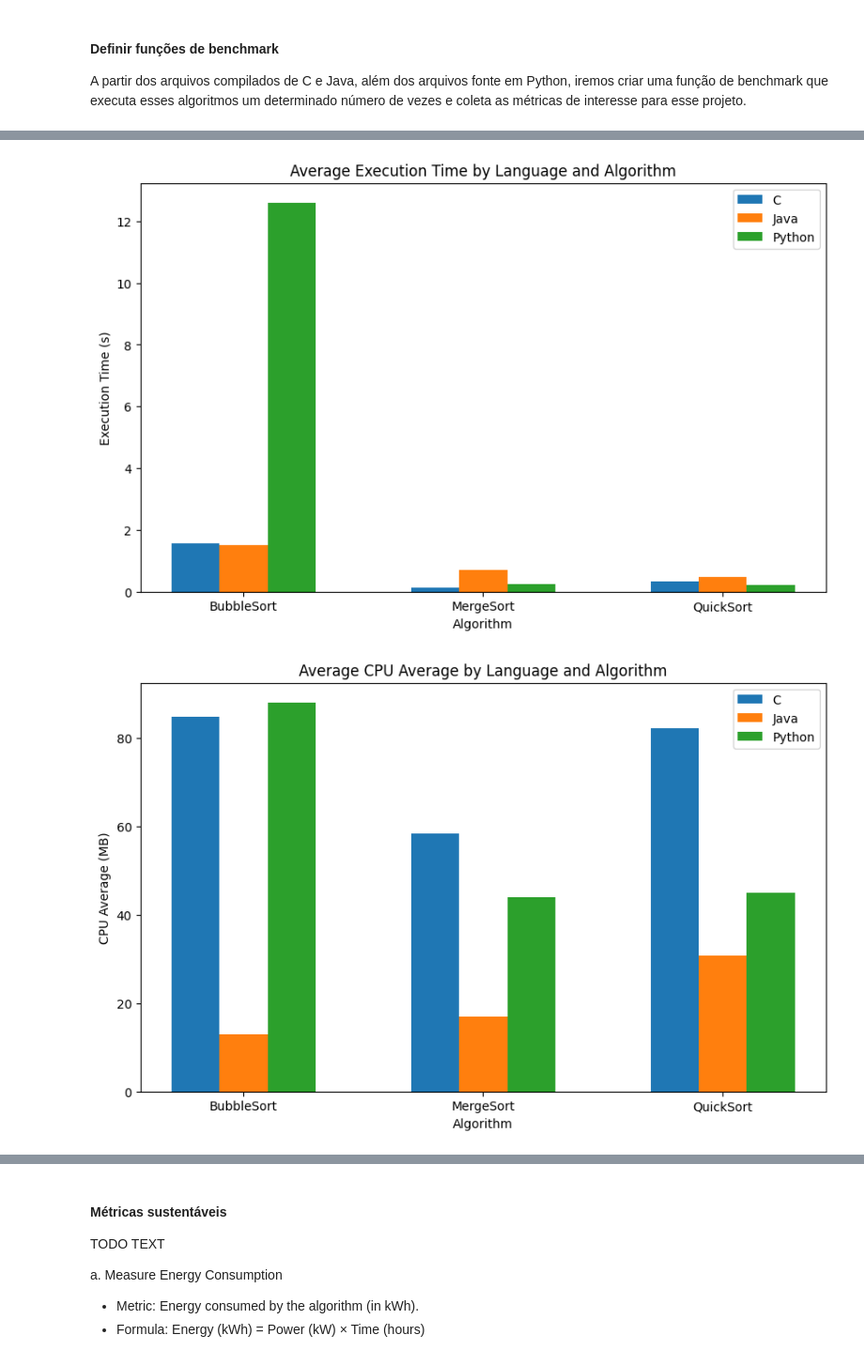
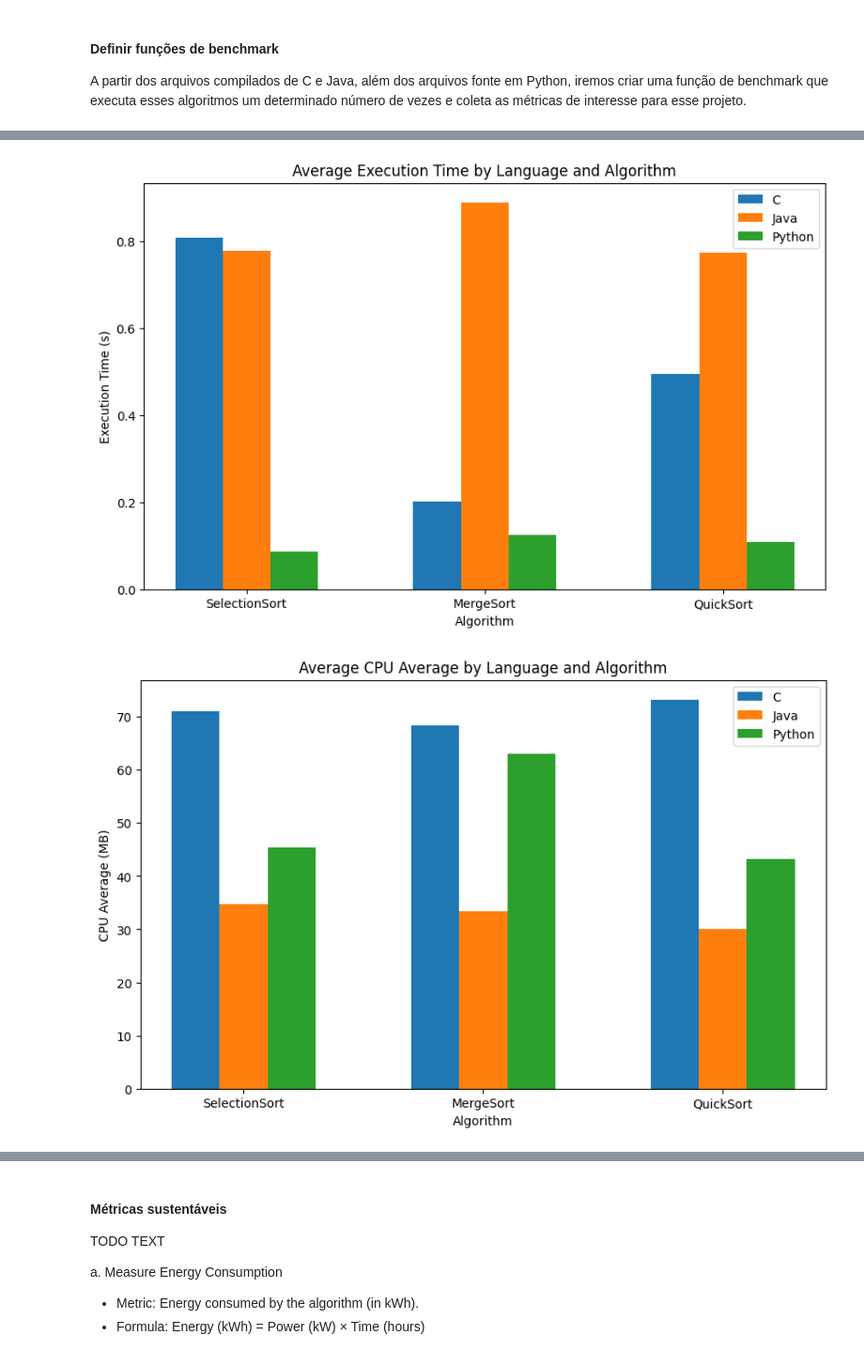
Before and after one commit to PedroSeabra/sustentabilidade, a Jupyter notebook: notebook draft.ipynb, the cells around one changed output, grey strips where cells are left out. Shown: that part at 94% size. Saved outputs shown, nothing was run; the diff lists cells and outputs as text; code cells hidden in the pictures.

```diff
--- a/notebook draft.ipynb
+++ b/notebook draft.ipynb
@@ -554,7 +554,7 @@ import numpy as np
 import matplotlib.pyplot as plt
 
 # Load the JSON data from the file
-with open("./resultados.json", "r") as file:
+with open("./resultadosNew.json", "r") as file:
     results = json.load(file)
 
 # Step 2: Calculate averages
@@ -614,32 +614,32 @@ def plot_bar_chart(data, title, ylabel):
     x = np.arange(len(algorithms))  # the label locations
     width = 0.2  # the width of the bars
 
     fig, ax = plt.subplots(figsize=(10, 6))
     for i, language in enumerate(languages):
         averages = [data[language][alg] for alg in algorithms]
         ax.bar(x + i * width, averages, width, label=language)
 
     # Add labels, title, and legend
     ax.set_xlabel("Algorithm")
     ax.set_ylabel(ylabel)
     ax.set_title(title)
     ax.set_xticks(x + width)
     ax.set_xticklabels(algorithms)
     ax.legend()
 
     plt.show()
 
 # Plot execution time
 plot_bar_chart(metrics["execution_time"], "Average Execution Time by Language and Algorithm", "Execution Time (s)")
 
 plot_bar_chart(metrics["cpu_avg"], "Average CPU Average by Language and Algorithm", "CPU Average (MB)")
 
 # Plot CPU peak
 plot_bar_chart(metrics["cpu_peak"], "Average CPU Peak by Language and Algorithm", "CPU Peak (%)")
 
 plot_bar_chart(metrics["memory_avg"], "Average Memory Average by Language and Algorithm", "Memory Average (MB)")
 # Plot memory peak
 plot_bar_chart(metrics["memory_peak"], "Average Memory Peak by Language and Algorithm", "Memory Peak (MB)")
 # %% [output]
-[figure, old version]
+[figure, new version]
-[figure, old version]
+[figure, new version]
```
Also changed, not shown: parts of 7 cells of this notebook, 20 other files.
